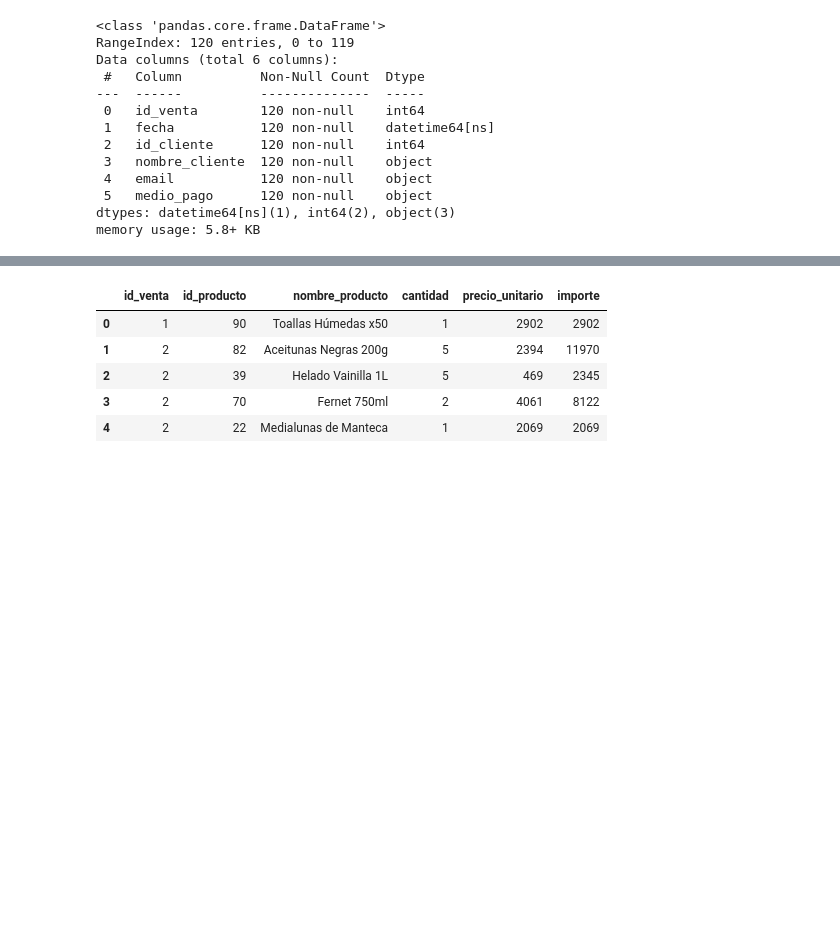
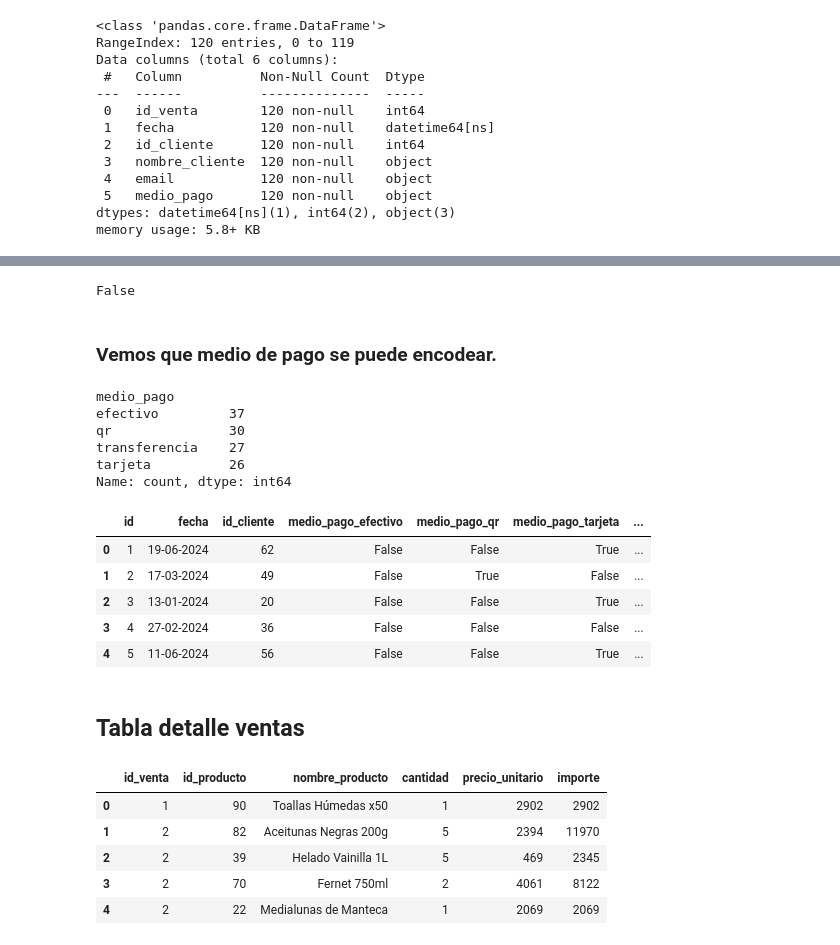
Before and after one commit to DiegoPenalba/ProyectoAurilion, a Jupyter notebook: data.ipynb, the cells around one changed output, grey strips where cells are left out. Drawn from its saved outputs; the diff is of its cells as text; code cells hidden in the pictures; blank space fills up the shorter version.

Commit message:
Tareas realizadas para Sprint 2, cambios en documentacion y data. Cambios previos a la clase 7 (Analisis Estadistico Analitico)

```diff
--- a/data.ipynb
+++ b/data.ipynb
@@ -88,3 +175,12 @@ Data columns (total 6 columns):
  5   medio_pago      120 non-null    object
 dtypes: datetime64[ns](1), int64(2), object(3)
 memory usage: 5.8+ KB
+# %%
+# Creamos una nueva tabla con los nombres normalizados
+ventas_df_norm = ventas_df.rename(columns={'id_venta': 'id'})
+
+# Formatear la fecha a dd-mm-aaaa
+ventas_df_norm['fecha'] = pd.to_datetime(ventas_df_norm['fecha']).dt.strftime('%d-%m-%Y')
+
+# Eliminar columnas innecesarias (nombre y email del cliente)
+ventas_df_norm = ventas_df_norm.drop(columns=['nombre_cliente', 'email'])
@@ -91,3 +196,37 @@ memory usage: 5.8+ KB
+# %%
+# me fijo si hay nulos (se que no, pero bueno)
+ventas_df_norm.isnull().values.any()
+# %% [output]
+False
+# %% [markdown]
+### Vemos que medio de pago se puede encodear.
+# %%
+# me fijos los valores unicos
+ventas_df_norm['medio_pago'].value_counts()
+# %% [output]
+medio_pago
+efectivo         37
+qr               30
+transferencia    27
+tarjeta          26
+Name: count, dtype: int64
+# %%
+# Crear las columnas One-Hot
+medio_pago_encoded = pd.get_dummies(ventas_df_norm['medio_pago'], prefix='medio_pago')
+
+# Combinar con el DataFrame original y eliminar la columna original
+ventas_df_encoded = pd.concat([ventas_df_norm.drop('medio_pago', axis=1), medio_pago_encoded], axis=1)# conviene dropear para no generar ppodibles duplicados
+
+ventas_df_encoded.head()
+# %% [output]
+|  | id | fecha | id_cliente | medio_pago_efectivo | medio_pago_qr | medio_pago_tarjeta | ... |
+| 0 | 1 | 19-06-2024 | 62 | False | False | True | ... |
+| 1 | 2 | 17-03-2024 | 49 | False | True | False | ... |
+| 2 | 3 | 13-01-2024 | 20 | False | False | True | ... |
+| 3 | 4 | 27-02-2024 | 36 | False | False | False | ... |
+| 4 | 5 | 11-06-2024 | 56 | False | False | True | ... |
+# %% [markdown]
+## Tabla detalle ventas
 # %%
 detalleVentas_df = pd.read_excel(xlsx_path+detalleVentasFileName)
 detalleVentas_df.head()
```
Also changed, not shown: parts of 25 cells of this notebook, 1 other file.
